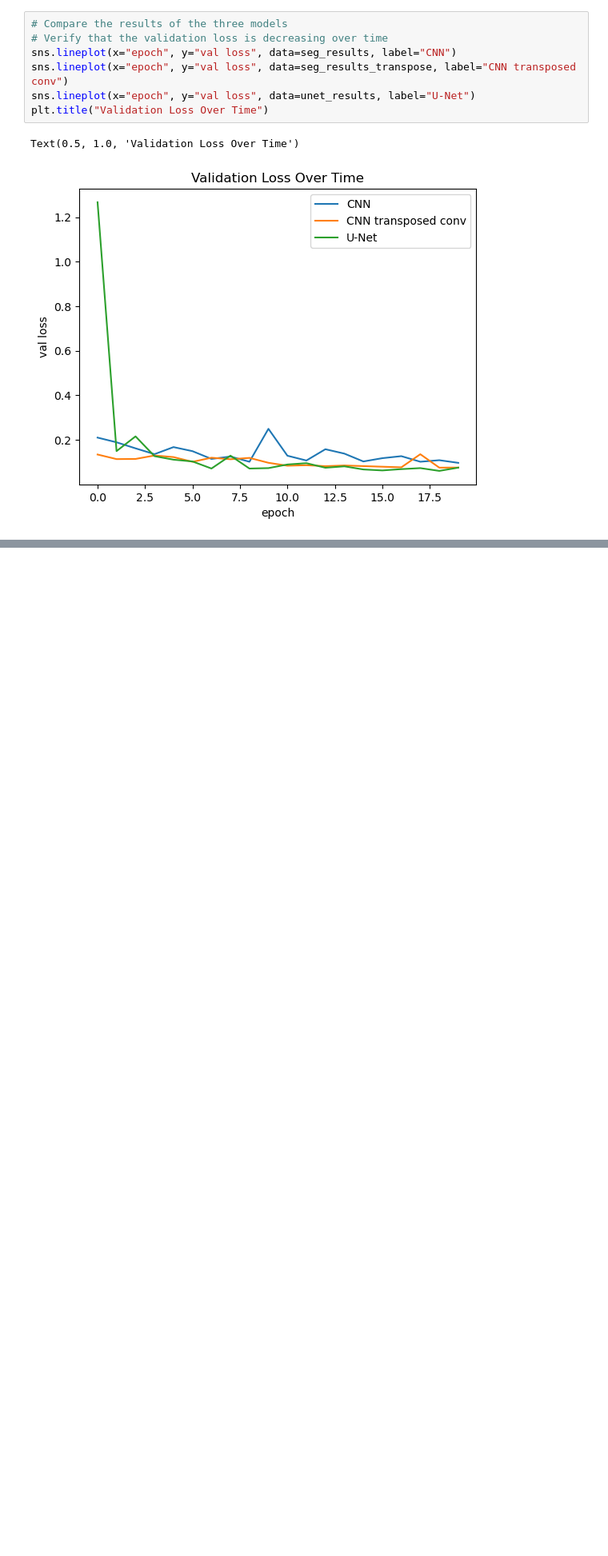
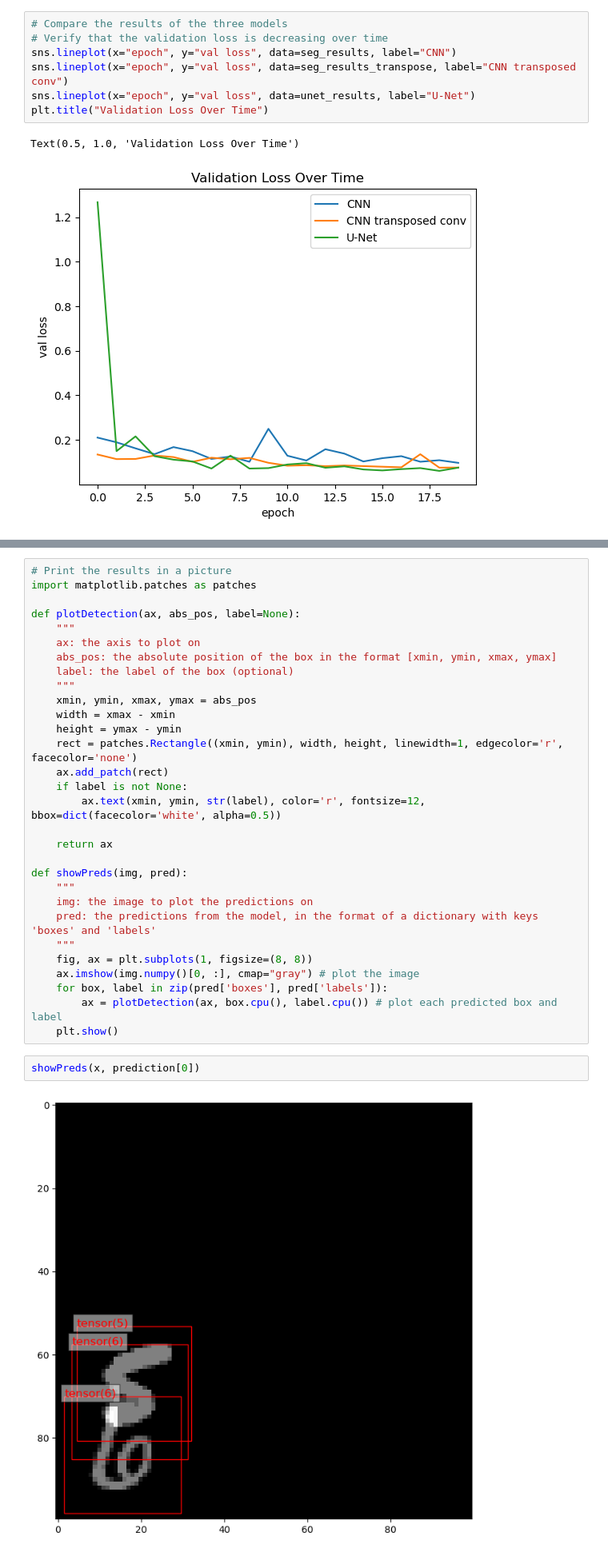
Before and after one commit to Efrazar/Bio-AI-foundations, a Jupyter notebook: Inside_Deep_Learning/08_Object_Detection.ipynb, the cells around one changed output, grey strips where cells are left out. Shown at 80% size. Saved outputs shown, nothing was run; the diff lists cells and outputs as text; blank space fills up the shorter version.

```diff
--- a/Inside_Deep_Learning/08_Object_Detection.ipynb
+++ b/Inside_Deep_Learning/08_Object_Detection.ipynb
@@ -354,0 +540,34 @@ Text(0.5, 1.0, 'Validation Loss Over Time')
+# %%
+# Print the results in a picture
+import matplotlib.patches as patches
+
+def plotDetection(ax, abs_pos, label=None):
+    """
+    ax: the axis to plot on
+    abs_pos: the absolute position of the box in the format [xmin, ymin, xmax, ymax]
+    label: the label of the box (optional)
+    """
+    xmin, ymin, xmax, ymax = abs_pos
+    width = xmax - xmin
+    height = ymax - ymin
+    rect = patches.Rectangle((xmin, ymin), width, height, linewidth=1, edgecolor='r', facecolor='none')
+    ax.add_patch(rect)
+    if label is not None:
+        ax.text(xmin, ymin, str(label), color='r', fontsize=12, bbox=dict(facecolor='white', alpha=0.5))
+
+    return ax
+
+def showPreds(img, pred):
+    """
+    img: the image to plot the predictions on
+    pred: the predictions from the model, in the format of a dictionary with keys 'boxes' and 'labels'
+    """
+    fig, ax = plt.subplots(1, figsize=(8, 8))
+    ax.imshow(img.numpy()[0, :], cmap="gray") # plot the image
+    for box, label in zip(pred['boxes'], pred['labels']):
+        ax = plotDetection(ax, box.cpu(), label.cpu()) # plot each predicted box and label
+    plt.show()
+# %%
+showPreds(x, prediction[0])
+# %% [output]
+[figure, added]
```
Also changed, not shown: parts of 16 cells of this notebook.
